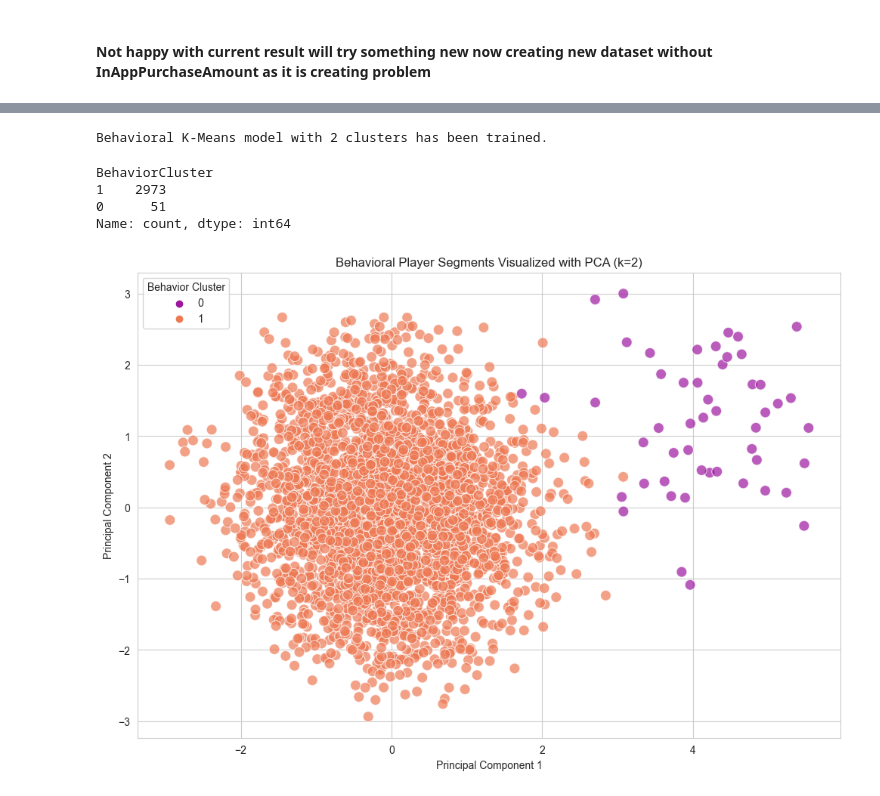
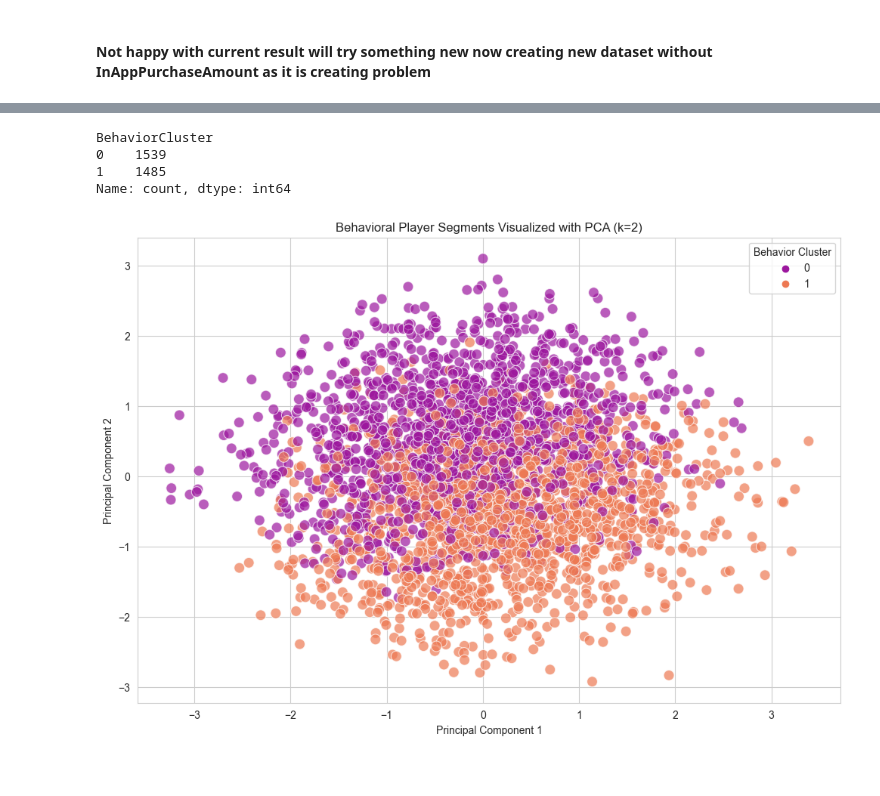
Before and after one commit to TaherBatterywala/In-App-Purchase-Spending-Analysis, a Jupyter notebook: notebook/2_Model1.ipynb, the cells around one changed output, grey strips where cells are left out. Cells and saved outputs as stored; diff of their text form; code cells hidden in the pictures.

Commit message:
K Means Done

```diff
--- a/notebook/2_Model1.ipynb
+++ b/notebook/2_Model1.ipynb
@@ -224,9 +224,9 @@ optimal_k = 2
 kmeans = KMeans(n_clusters=optimal_k, init='k-means++', random_state=42, n_init=10)
 cluster_labels = kmeans.fit_predict(processed_data)
 
-df['Cluster'] = cluster_labels
+df['SpendingCluster'] = cluster_labels
 
 print(f"K-Means model with {optimal_k} clusters has been trained successfully.")
-df['Cluster'].value_counts()
+df['SpendingCluster'].value_counts()
 # %% [output]
 K-Means model with 2 clusters has been trained successfully.
@@ -279,21 +268,21 @@ Cluster
 # %% [markdown]
 #### Not happy with current result will try something new now creating new dataset without InAppPurchaseAmount as it is creating problem
 # %%
-df_model_behavior = df.drop(columns=['UserID', 'LastPurchaseDate', 'SpendingSegment', 'InAppPurchaseAmount'])
+df_model_b = df.drop(columns=['UserID', 'LastPurchaseDate', 'SpendingSegment', 'InAppPurchaseAmount','SpendingCluster'])
 
-categorical_features = df_model_behavior.select_dtypes(include="object").columns
-numerical_features = df_model_behavior.select_dtypes(exclude="object").columns
+categorical_features_b = df_model_b.select_dtypes(include="object").columns
+numerical_features_b = df_model_b.select_dtypes(exclude="object").columns
 
-preprocessor = ColumnTransformer(
+preprocessor_b = ColumnTransformer(
     transformers=[
-        ('num', StandardScaler(), numerical_features),
-        ('cat', OneHotEncoder(handle_unknown='ignore'), categorical_features)
+        ('num', StandardScaler(), numerical_features_b),
+        ('cat', OneHotEncoder(handle_unknown='ignore'), categorical_features_b)
     ])
 
-processed_data_behavior = preprocessor.fit_transform(df_model_behavior)
+processed_data_b = preprocessor_b.fit_transform(df_model_b)
 
 print("--- Behavior-only data has been pre-processed successfully ---")
-print("This is the data we will use for our next steps.")
-print("Shape of the new processed data:", processed_data_behavior.shape)
+print("Shape of the new processed data:", processed_data_b.shape)
+df_model_b.head()
 # %% [output]
 --- Behavior-only data has been pre-processed successfully ---
@@ -333,40 +324,34 @@ Behavior-Only Silhouette Score for k = 10: 0.0724
 # %%
-# Set the optimal number of clusters based on the highest Silhouette Score
 optimal_k = 2
+kmeans_b = KMeans(n_clusters=optimal_k, init='k-means++', random_state=42, n_init=10)
 
-# Initialize and train the final K-Means model on the behavior data
-kmeans = KMeans(n_clusters=optimal_k, init='k-means++', random_state=42, n_init=10)
-cluster_labels = kmeans.fit_predict(processed_data_behavior)
+cluster_labels_b = kmeans_b.fit_predict(processed_data_b)
+df['BehaviorCluster'] = cluster_labels_b
 
-# Add these new 'BehaviorCluster' labels back to our main 'df' to analyze them
-df['BehaviorCluster'] = cluster_labels
-
-print(f"Behavioral K-Means model with {optimal_k} clusters has been trained.")
-df['BehaviorCluster'].value_counts()
+print(df['BehaviorCluster'].value_counts())
 # %% [output]
-Behavioral K-Means model with 2 clusters has been trained.
+BehaviorCluster
+0    1539
+1    1485
+Name: count, dtype: int64
-BehaviorCluster
-1    2973
-0      51
-Name: count, dtype: int64
 # %%
 # We can reuse the PCA logic on the new processed_data to visualize these clusters
-pca = PCA(n_components=2, random_state=42)
-data_pca = pca.fit_transform(processed_data_behavior.toarray())
+pca_b = PCA(n_components=2, random_state=42)
+data_pca_b = pca_b.fit_transform(processed_data_b.toarray())
 
 # Create a new DataFrame for plotting
-df_pca = pd.DataFrame(data=data_pca, columns=['PCA1', 'PCA2'])
-df_pca['BehaviorCluster'] = cluster_labels
+df_pca_b = pd.DataFrame(data=data_pca_b, columns=['PCA1', 'PCA2'])
+df_pca_b['BehaviorCluster'] = cluster_labels_b
 
 # Plot the clusters
 plt.figure(figsize=(12, 8))
-sns.scatterplot(x='PCA1', y='PCA2', hue='BehaviorCluster', data=df_pca, palette='plasma', s=100, alpha=0.7)
+sns.scatterplot(x='PCA1', y='PCA2', hue='BehaviorCluster', data=df_pca_b, palette='plasma', s=100, alpha=0.7)
 plt.title('Behavioral Player Segments Visualized with PCA (k=2)')
 plt.xlabel('Principal Component 1')
 plt.ylabel('Principal Component 2')
 plt.legend(title='Behavior Cluster')
 plt.grid(True)
 plt.show()
 # %% [output]
-[figure, old version]
+[figure, new version]
 # %%
```
Also changed, not shown: parts of 6 cells of this notebook.
